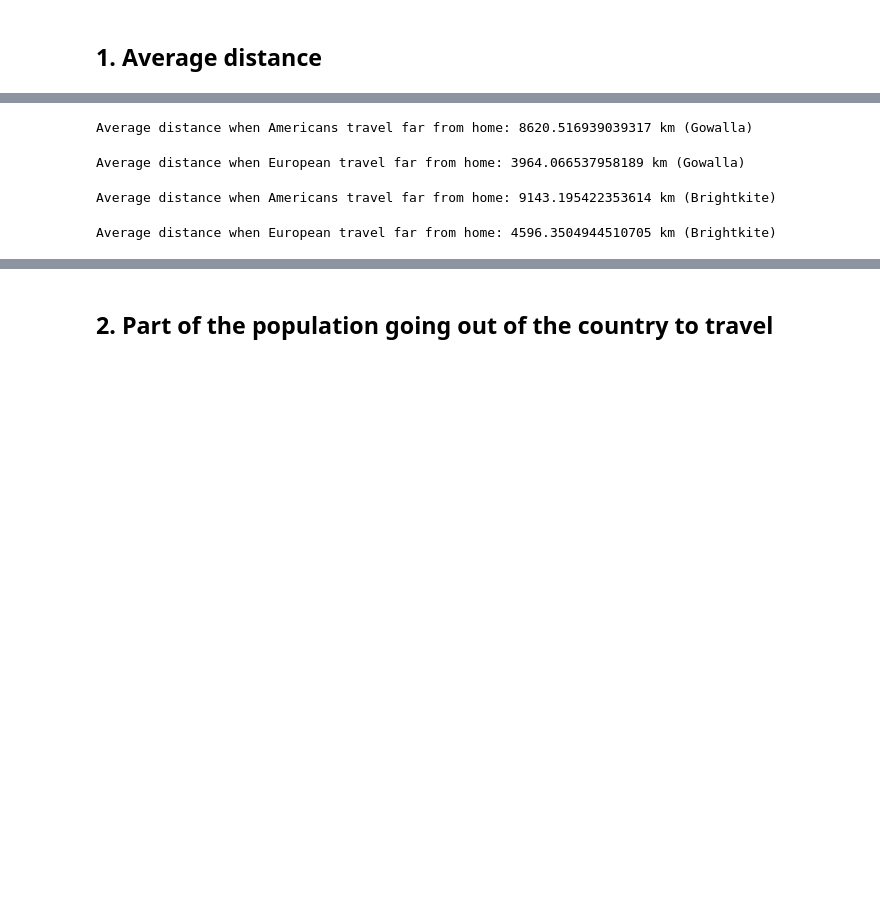
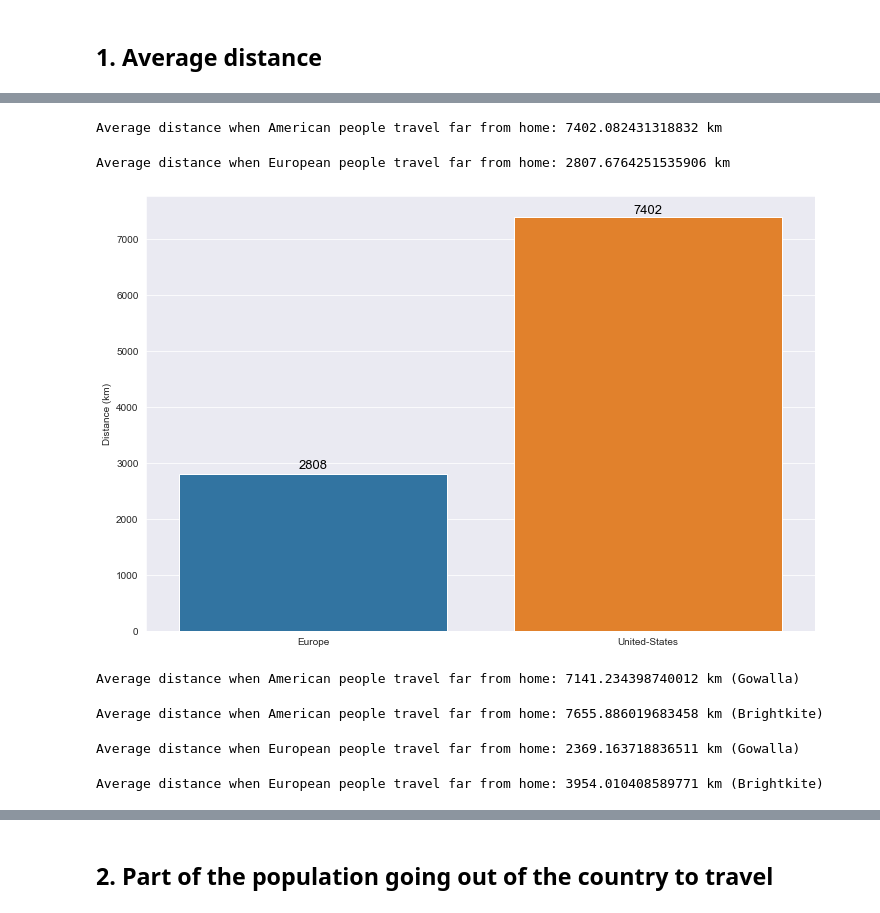
Before and after one commit to epfl-ada/ada-2020-project-milestone-p3-p3_runtime-error, a Jupyter notebook: creative_extension.ipynb, the cells around one changed output, grey strips where cells are left out. Drawn from its saved outputs; the diff is of its cells as text; code cells hidden in the pictures; blank space fills up the shorter version.

```diff
--- a/creative_extension.ipynb
+++ b/creative_extension.ipynb
@@ -744,20 +729,52 @@ brightkite_trips_full.head()
+# %%
+gowalla_trips_full['total_distance'] = gowalla_trips_full['user']*gowalla_trips_full['distance']
+brightkite_trips_full['total_distance'] = gowalla_trips_full['user']*gowalla_trips_full['distance']
+# %%
+total_distance_us = gowalla_trips_full[gowalla_trips_full.country_home == 'united states'].total_distance.sum() + brightkite_trips_full[brightkite_trips_full.country_home == 'united states'].total_distance.sum()
+total_users_us = gowalla_trips_full[gowalla_trips_full.country_home == 'united states'].user.sum() + brightkite_trips_full[brightkite_trips_full.country_home == 'united states'].user.sum()
+print('Average distance when American people travel far from home:', total_distance_us/total_users_us, 'km')
+# %% [output]
+Average distance when American people travel far from home: 7402.082431318832 km
+# %%
+total_distance_eu = gowalla_trips_full[gowalla_trips_full.continent_home == 'europe'].total_distance.sum() + brightkite_trips_full[brightkite_trips_full.continent_home == 'europe'].total_distance.sum()
+total_users_eu = gowalla_trips_full[gowalla_trips_full.continent_home == 'europe'].user.sum() + brightkite_trips_full[brightkite_trips_full.continent_home == 'europe'].user.sum()
+print('Average distance when European people travel far from home:', total_distance_eu/total_users_eu, 'km')
+# %% [output]
+Average distance when European people travel far from home: 2807.6764251535906 km
+# %%
+import seaborn as sns
+x = ['Europe', 'United-States']
+y = [total_distance_eu/total_users_eu, total_distance_us/total_users_us]
+sns.set_style("darkgrid")
+plt.figure(figsize=(12, 8))
+fig = sns.barplot(x,y)
+fig.set(ylabel='Distance (km)')
+fig.text(0, 2900, s = round(y[0]), color='black', ha="center", fontsize = 13)
+fig.text(1, 7450, s = round(y[1]), color='black', ha="center", fontsize = 13)
+fig = fig.get_figure()
+# %% [output]
+[figure, added]
 # %%
-dist = gowalla_trips_full[gowalla_trips_full.country_home == 'united states'].distance.mean()
-print('Average distance when Americans travel far from home:', dist, 'km (Gowalla)')
+gowalla_distance_us = gowalla_trips_full[gowalla_trips_full.country_home == 'united states'].total_distance.sum()
+gowalla_users_us = gowalla_trips_full[gowalla_trips_full.country_home == 'united states'].user.sum()
+print('Average distance when American people travel far from home:', gowalla_distance_us/gowalla_users_us, 'km (Gowalla)')
 # %% [output]
-Average distance when Americans travel far from home: 8620.516939039317 km (Gowalla)
+Average distance when American people travel far from home: 7141.234398740012 km (Gowalla)
+# %%
+brightkite_distance_us = brightkite_trips_full[brightkite_trips_full.country_home == 'united states'].total_distance.sum()
+brightkite_users_us = brightkite_trips_full[brightkite_trips_full.country_home == 'united states'].user.sum()
+print('Average distance when American people travel far from home:', brightkite_distance_us/brightkite_users_us, 'km (Brightkite)')
+# %% [output]
+Average distance when American people travel far from home: 7655.886019683458 km (Brightkite)
 # %%
-dist = gowalla_trips_full[gowalla_trips_full.continent_home == 'europe'].distance.mean()
-print('Average distance when European travel far from home:', dist, 'km (Gowalla)')
+gowalla_distance_eu = gowalla_trips_full[gowalla_trips_full.continent_home == 'europe'].total_distance.sum()
+gowalla_users_eu = gowalla_trips_full[gowalla_trips_full.continent_home == 'europe'].user.sum()
+print('Average distance when European people travel far from home:', gowalla_distance_eu/gowalla_users_eu, 'km (Gowalla)')
 # %% [output]
-Average distance when European travel far from home: 3964.066537958189 km (Gowalla)
+Average distance when European people travel far from home: 2369.163718836511 km (Gowalla)
 # %%
-dist = brightkite_trips_full[brightkite_trips_full.country_home == 'united states'].distance.mean()
-print('Average distance when Americans travel far from home:', dist, 'km (Brightkite)')
+brightkite_distance_eu = brightkite_trips_full[brightkite_trips_full.continent_home == 'europe'].total_distance.sum()
+brightkite_users_eu = brightkite_trips_full[brightkite_trips_full.continent_home == 'europe'].user.sum()
+print('Average distance when European people travel far from home:', brightkite_distance_eu/brightkite_users_eu, 'km (Brightkite)')
 # %% [output]
-Average distance when Americans travel far from home: 9143.195422353614 km (Brightkite)
+Average distance when European people travel far from home: 3954.010408589771 km (Brightkite)
-# %%
-dist = brightkite_trips_full[brightkite_trips_full.continent_home == 'europe'].distance.mean()
-print('Average distance when European travel far from home:', dist, 'km (Brightkite)')
-# %% [output]
-Average distance when European travel far from home: 4596.3504944510705 km (Brightkite)
```
Also changed, not shown: parts of 26 cells of this notebook.
